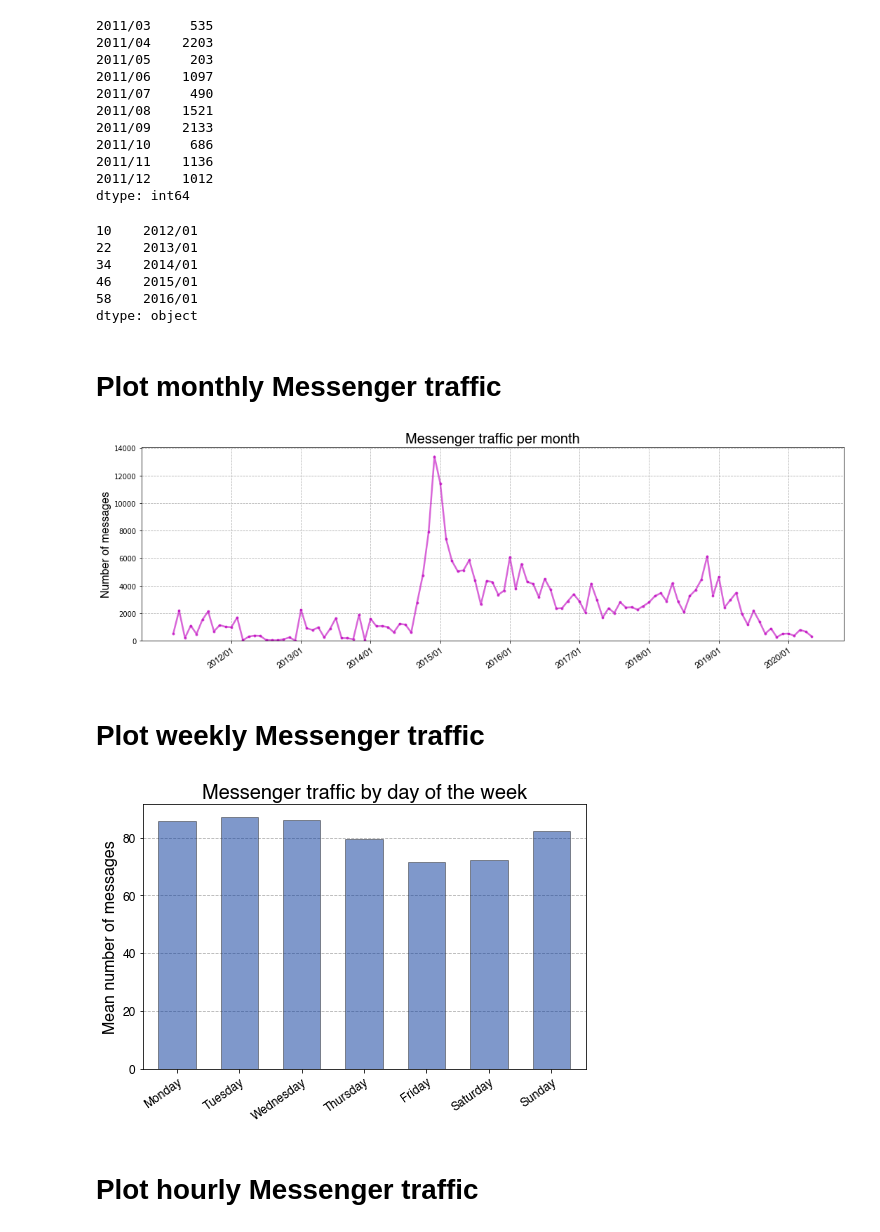
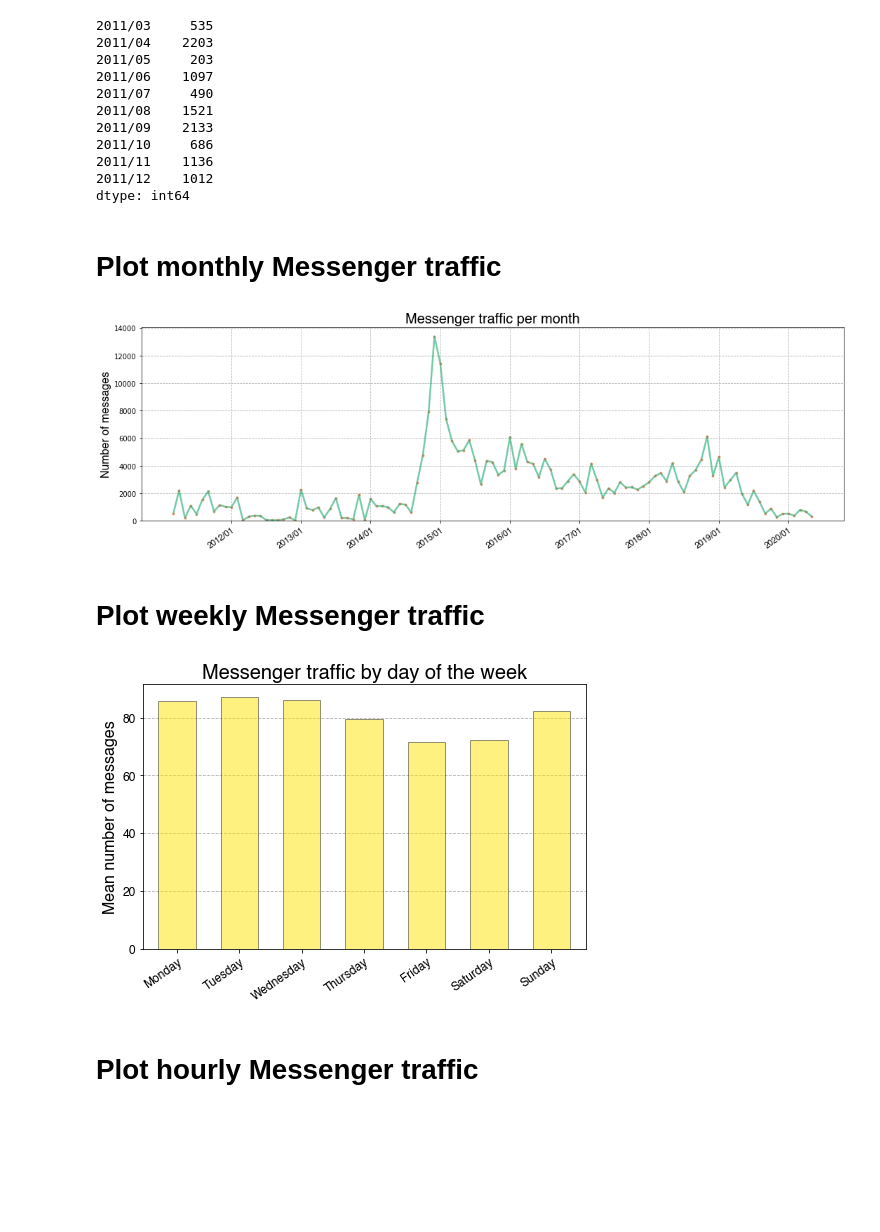
Before and after one commit to peter-gy/fb-messenger-analysis, a Jupyter notebook: jupyter/messenger-traffic-visualization.ipynb, the cells around one changed output. Saved outputs shown, nothing was run; the diff lists cells and outputs as text; code cells hidden in the pictures; blank space fills up the shorter version.

```diff
--- a/jupyter/messenger-traffic-visualization.ipynb
+++ b/jupyter/messenger-traffic-visualization.ipynb
@@ -7,9 +7,13 @@ import matplotlib.pyplot as plt
 import matplotlib.font_manager as fm
 from dateutil.parser import parse as parse_datetime
 # %%
-# define the fonts to use for plots
+# define the fonts and colors to use for plots
 family = 'Helvetica'
 title_font = fm.FontProperties(family=family, style='normal', size=20, weight='normal', stretch='normal')
 label_font = fm.FontProperties(family=family, style='normal', size=16, weight='normal', stretch='normal')
 ticks_font = fm.FontProperties(family=family, style='normal', size=12, weight='normal', stretch='normal')
+bar_edge_color = '#272727'
+yellow = '#FFE400'
+green = '#14A76C'
+orange = '#FF652F'
 # %% [markdown]
@@ -137,20 +141,12 @@ dtype: int64
 # create a series of labels for the plot: each january
 xlabels = pd.Series([month if '/01' in month else None for month in month_counts.index])
 xlabels = xlabels[pd.notnull(xlabels)]
-xlabels.head()
-# %% [output]
-10    2012/01
-22    2013/01
-34    2014/01
-46    2015/01
-58    2016/01
-dtype: object
 # %% [markdown]
 # Plot monthly Messenger traffic
 # %%
 # plot the counts per month
 fig = plt.figure(figsize=[15, 5])
-ax = month_counts.plot(kind='line', linewidth=2.5, alpha=0.6, color='m', marker='.', markeredgecolor='m')
+ax = month_counts.plot(kind='line', linewidth=2.5, alpha=0.6, color=green, marker='.', markeredgecolor=orange)
 
 ax.set_ylim(bottom=0)
 ax.grid(True, linestyle='--')
@@ -163,34 +159,33 @@ fig.tight_layout()
 fig.savefig('images/messenger-traffic-month.png', dpi=96)
 plt.show()
 # %% [output]
-[figure, old version]
+[figure, new version]
 # %% [markdown]
 # Plot weekly Messenger traffic
 # %%
-# get the count per day of the week
 day_counts = pd.DataFrame()
 day_counts['count'] = date_counts
-day_counts['day_of_week'] = date_counts.index.map(lambda x: parse_datetime(x).weekday())
+day_counts['day_of_week'] = date_counts.index.map(lambda date: parse_datetime(date).weekday())
 mean_day_counts = day_counts.groupby('day_of_week')['count'].mean()
 xlabels = ['Monday', 'Tuesday', 'Wednesday', 'Thursday', 'Friday', 'Saturday', 'Sunday']
 # %%
 fig = plt.figure(figsize=[7, 5])
-ax = mean_day_counts.plot(kind='bar', width=0.6, alpha=0.5, color='#003399', edgecolor='#333333', zorder=2)
+ax = mean_day_counts.plot(kind='bar', width=0.6, alpha=0.5, color=yellow, edgecolor=bar_edge_color, zorder=2)
 
 ax.yaxis.grid(True, linestyle='--')
 ax.set_xticklabels(xlabels, rotation=35, rotation_mode='anchor', ha='right', fontproperties=ticks_font)
 for label in ax.get_yticklabels():
     label.set_fontproperties(ticks_font)
 
 ax.set_title('Messenger traffic by day of the week', fontproperties=title_font)
 ax.set_xlabel('')
 ax.set_ylabel('Mean number of messages', fontproperties=label_font)
 
 fig.tight_layout()
 fig.savefig('images/messenger-traffic-week.png', dpi=96)
 plt.show()
 # %% [output]
-[figure, old version]
+[figure, new version]
 # %% [markdown]
 # Plot hourly Messenger traffic
 # %%
```
Also changed, not shown: parts of 7 cells of this notebook, 5 other files.
